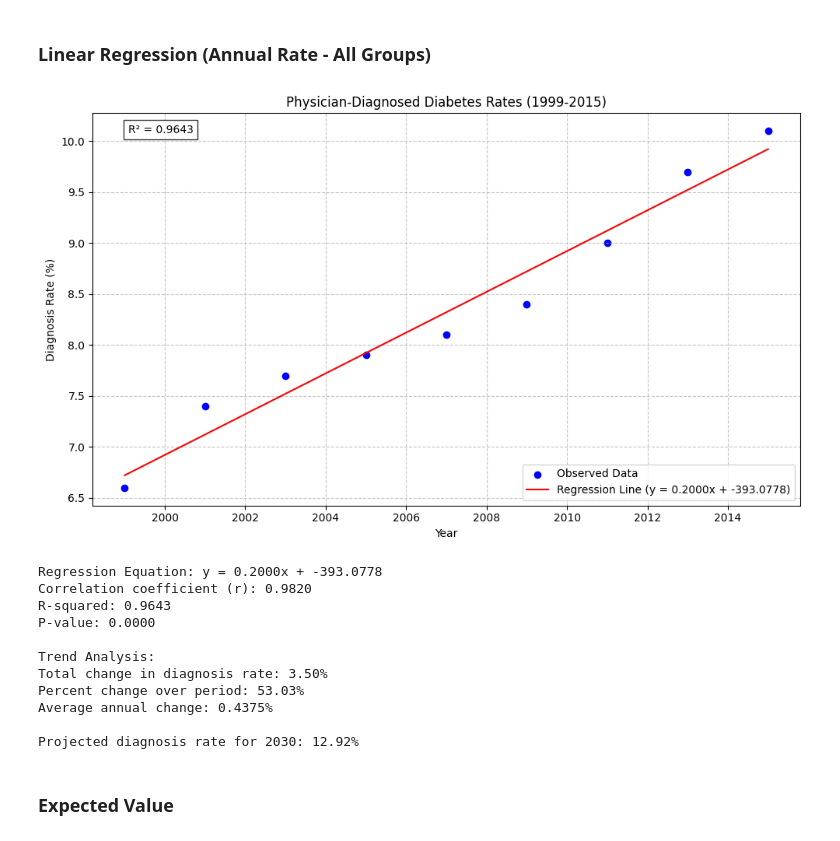
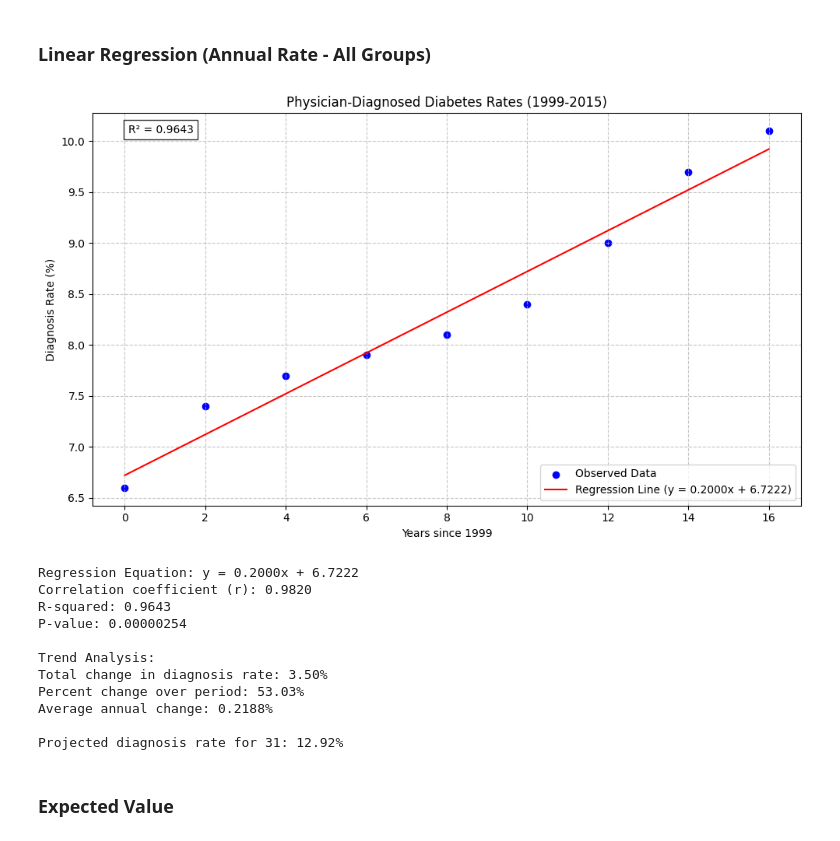
Before and after one commit to Menlo-Knights-MTF-Challenge-24-25/Scenario-Quest, a Jupyter notebook: main.ipynb, the cells around one changed output. Cells and saved outputs as stored; diff of their text form; code cells hidden in the pictures.

```diff
--- a/main.ipynb
+++ b/main.ipynb
@@ -149,6 +159,9 @@ all_persons = diagnosed_data[diagnosed_data['Sex, age, and race and Hispanic Ori
 # Get years and rates
 years = pd.to_numeric(all_persons.columns[1:])
 rates = pd.to_numeric(all_persons.iloc[0, 1:])
+
+# Convert years to years since 1999
+years = years - 1999
 
 # Perform linear regression
 slope, intercept, r_value, p_value, std_err = stats.linregress(years, rates)
@@ -167,54 +180,55 @@ plt.scatter(years, rates, color='blue', label='Observed Data')
 plt.plot(years, line, color='red', label=f'Regression Line (y = {slope:.4f}x + {intercept:.4f})')
 
 # Customize the plot
-plt.xlabel('Year')
+plt.xlabel('Years since 1999')
 plt.ylabel('Diagnosis Rate (%)')
 plt.title('Physician-Diagnosed Diabetes Rates (1999-2015)')
 plt.grid(True, linestyle='--', alpha=0.7)
 plt.legend()
 
 # Add R-squared value to plot
 plt.text(0.05, 0.95, f'R² = {r_value**2:.4f}',
          transform=plt.gca().transAxes,
          bbox=dict(facecolor='white', alpha=0.8))
 
 # Adjust layout and display
 plt.tight_layout()
 plt.show()
 
 # Print statistical results
 print(f"Regression Equation: y = {slope:.4f}x + {intercept:.4f}")
 print(f"Correlation coefficient (r): {r_value:.4f}")
 print(f"R-squared: {r_value**2:.4f}")
-print(f"P-value: {p_value:.4f}")
+print(f"P-value: {p_value:.8f}")
 
 # Calculate percentage change
 total_change = (rates.iloc[-1] - rates.iloc[0])
+year_change = years[-1] - years[0]
 percent_change = (total_change / rates.iloc[0]) * 100
-average_annual_change = total_change / (len(years) - 1)
+average_annual_change = total_change / year_change
 
 print("\nTrend Analysis:")
 print(f"Total change in diagnosis rate: {total_change:.2f}%")
 print(f"Percent change over period: {percent_change:.2f}%")
 print(f"Average annual change: {average_annual_change:.4f}%\n")
 
 # Projection (2030)
-projection_year = 2030
+projection_year = 2030 - 1999
 projection_value = slope * projection_year + intercept
 print(f"Projected diagnosis rate for {projection_year}: {projection_value:.2f}%")
 # %% [output]
-[figure, old version]
+[figure, new version]
-Regression Equation: y = 0.2000x + -393.0778
+Regression Equation: y = 0.2000x + 6.7222
 Correlation coefficient (r): 0.9820
 R-squared: 0.9643
-P-value: 0.0000
+P-value: 0.00000254
 
 Trend Analysis:
 Total change in diagnosis rate: 3.50%
 Percent change over period: 53.03%
-Average annual change: 0.4375%
+Average annual change: 0.2188%
 
-Projected diagnosis rate for 2030: 12.92%
+Projected diagnosis rate for 31: 12.92%
 # %% [markdown]
 ### Expected Value
 # %%
```
Also changed, not shown: parts of 3 cells of this notebook, 4 other files.
